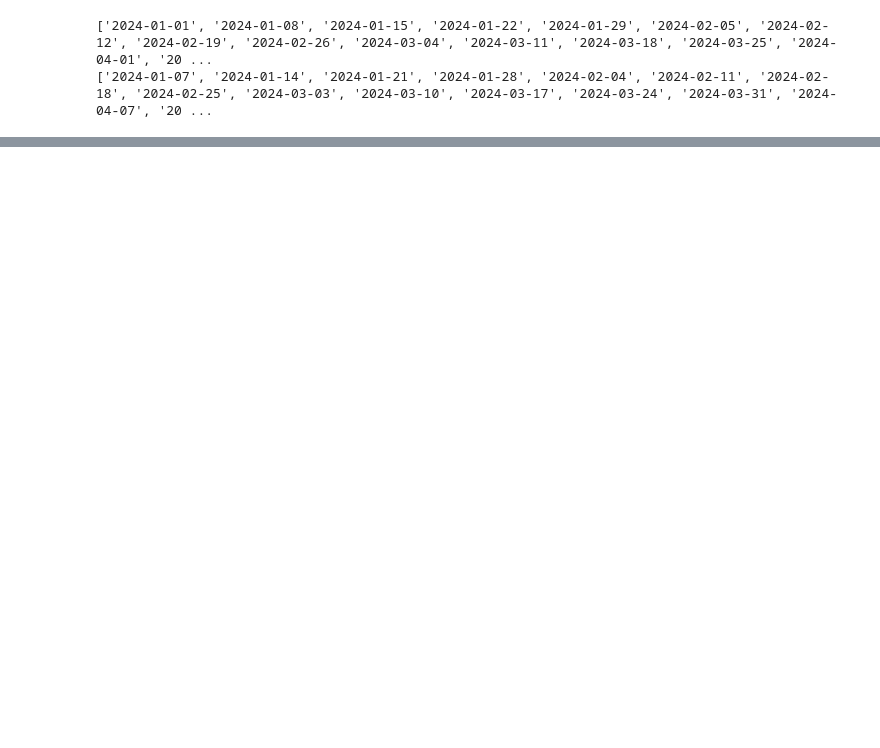
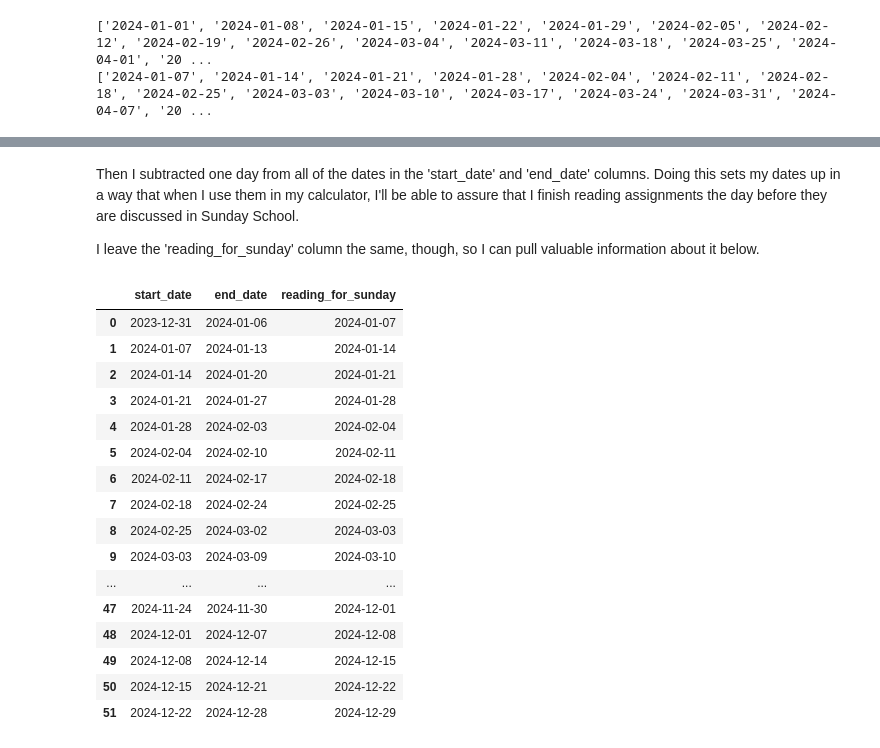
Before and after one commit to bfranx62/come-follow-me-breakdown-builder, a Jupyter notebook: Dates Webscraping Notebook.ipynb, the cells around one changed output, grey strips where cells are left out. Cells and saved outputs as stored; diff of their text form; code cells hidden in the pictures; blank space fills up the shorter version.

```diff
--- a/Dates Webscraping Notebook.ipynb
+++ b/Dates Webscraping Notebook.ipynb
@@ -95,0 +141,27 @@ print(end_dates)
+# %% [markdown]
+Then I subtracted one day from all of the dates in the 'start_date' and 'end_date' columns. Doing this sets my dates up in a way that when I use them in my calculator, I'll be able to assure that I finish reading assignments the day before they are discussed in Sunday School.
+
+I leave the 'reading_for_sunday' column the same, though, so I can pull valuable information about it below.
+# %%
+dates_df['start_date'] = dates_df['start_date'] - timedelta(days=1)
+dates_df['end_date'] = dates_df['end_date'] - timedelta(days=1)
+
+dates_df
+# %% [output]
+|  | start_date | end_date | reading_for_sunday |
+| 0 | 2023-12-31 | 2024-01-06 | 2024-01-07 |
+| 1 | 2024-01-07 | 2024-01-13 | 2024-01-14 |
+| 2 | 2024-01-14 | 2024-01-20 | 2024-01-21 |
+| 3 | 2024-01-21 | 2024-01-27 | 2024-01-28 |
+| 4 | 2024-01-28 | 2024-02-03 | 2024-02-04 |
+| 5 | 2024-02-04 | 2024-02-10 | 2024-02-11 |
+| 6 | 2024-02-11 | 2024-02-17 | 2024-02-18 |
+| 7 | 2024-02-18 | 2024-02-24 | 2024-02-25 |
+| 8 | 2024-02-25 | 2024-03-02 | 2024-03-03 |
+| 9 | 2024-03-03 | 2024-03-09 | 2024-03-10 |
+| ... | ... | ... | ... |
+| 47 | 2024-11-24 | 2024-11-30 | 2024-12-01 |
+| 48 | 2024-12-01 | 2024-12-07 | 2024-12-08 |
+| 49 | 2024-12-08 | 2024-12-14 | 2024-12-15 |
+| 50 | 2024-12-15 | 2024-12-21 | 2024-12-22 |
+| 51 | 2024-12-22 | 2024-12-28 | 2024-12-29 |
```
Also changed, not shown: parts of 13 cells of this notebook.
